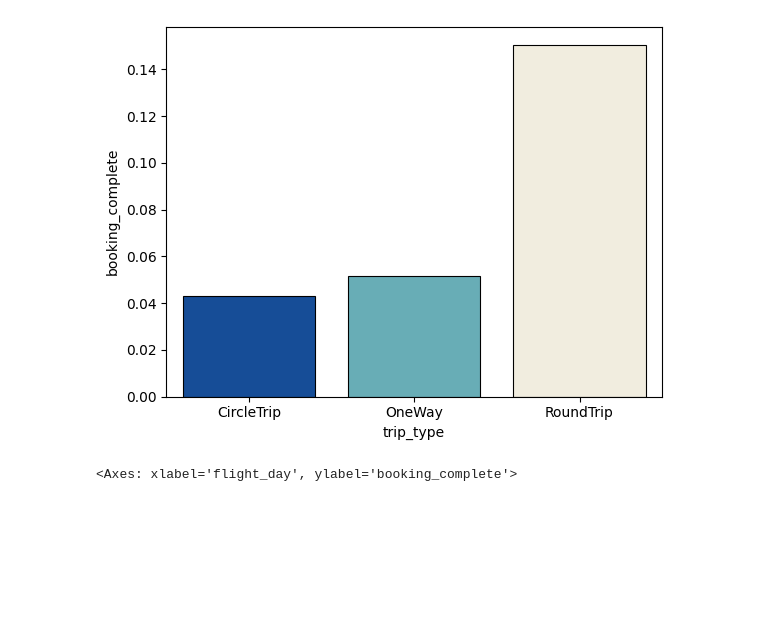
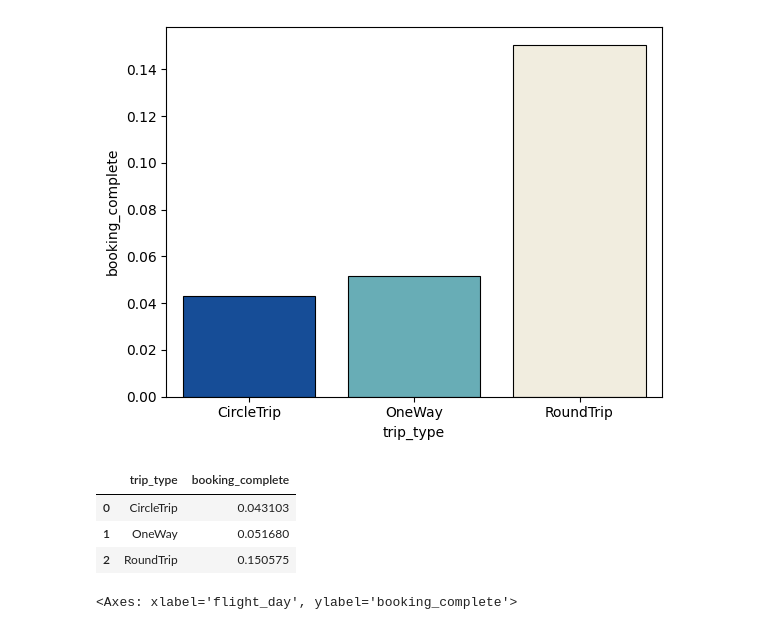
Before and after one commit to MiguelAMeloM/Miguel_DataAnalytics, a Jupyter notebook: flight_booking/customer_booking.ipynb, the cells around one changed output. Cells and saved outputs as stored; diff of their text form; code cells hidden in the pictures; blank space fills up the shorter version.

```diff
--- a/flight_booking/customer_booking.ipynb
+++ b/flight_booking/customer_booking.ipynb
@@ -87,6 +98,18 @@ sns.barplot(
 # %% [output]
 <Axes: xlabel='trip_type', ylabel='booking_complete'>
 [figure]
+# %%
+(
+    df
+    .groupby('trip_type',as_index=False)
+    ['booking_complete']
+    .mean()
+)
+# %% [output]
+|  | trip_type | booking_complete |
+| 0 | CircleTrip | 0.043103 |
+| 1 | OneWay | 0.051680 |
+| 2 | RoundTrip | 0.150575 |
 # %%
 sns.barplot(
     data = df,
```
Also changed, not shown: parts of 3 cells of this notebook, 1 other file.
